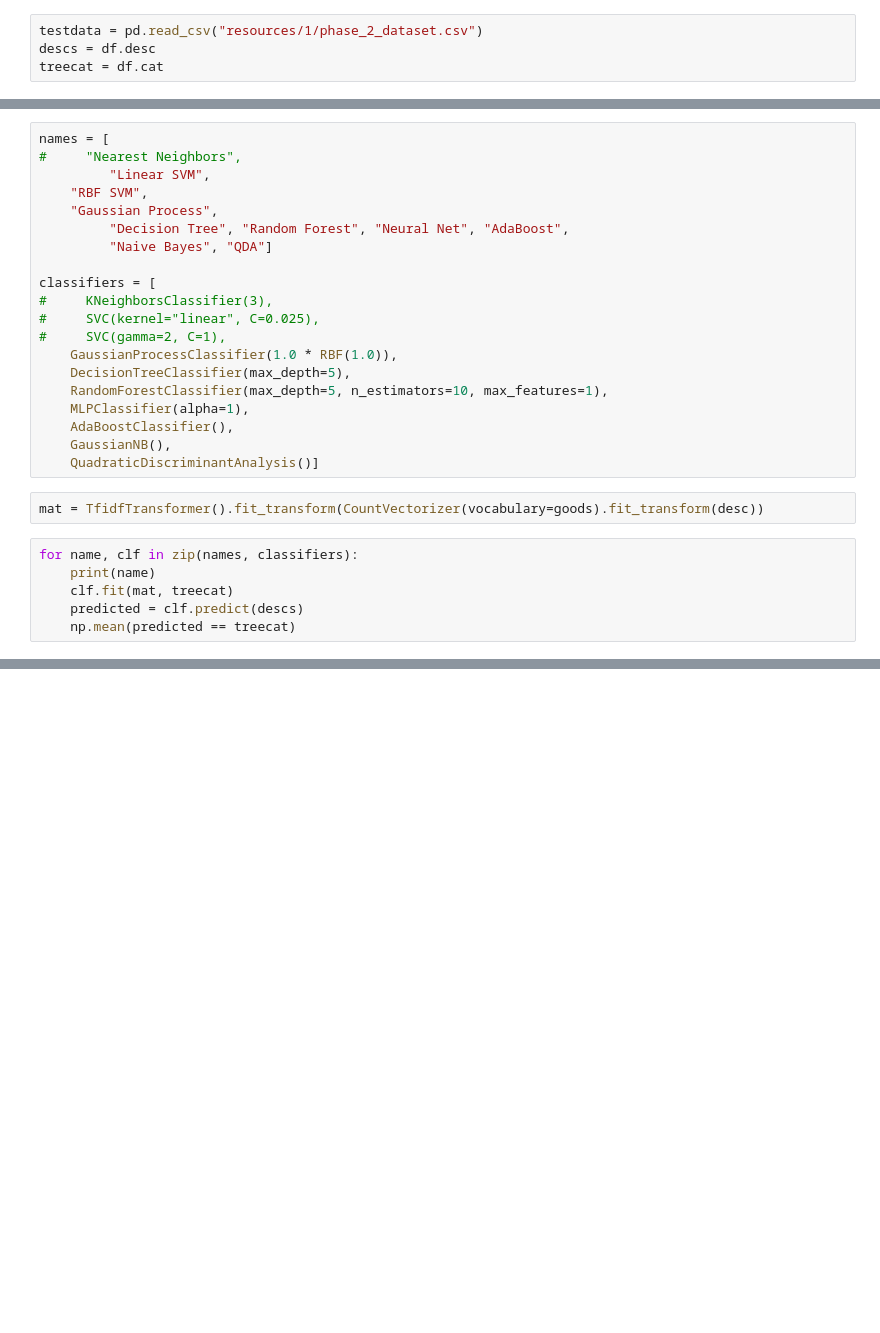
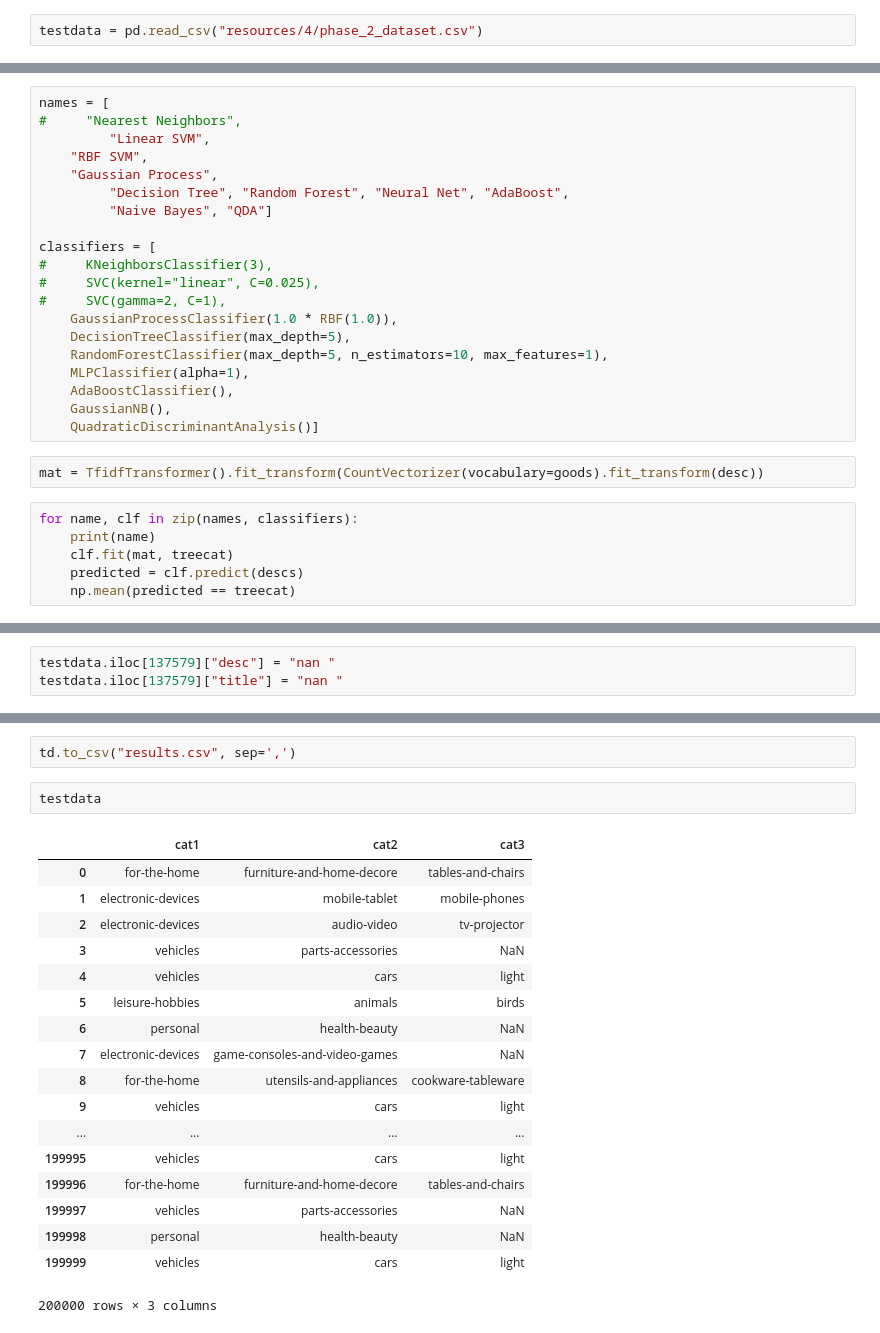
Before and after one commit to sun-group/alpha-sun, a Jupyter notebook: src/nimackasra3.ipynb, the cells around one changed output, grey strips where cells are left out. Drawn from its saved outputs; the diff is of its cells as text; blank space fills up the shorter version.

```diff
--- a/src/nimackasra3.ipynb
+++ b/src/nimackasra3.ipynb
@@ -220,7 +223,5 @@ import numpy as np
 # %%
-testdata = pd.read_csv("resources/1/phase_2_dataset.csv")
-descs = df.desc
-treecat = df.cat
+testdata = pd.read_csv("resources/4/phase_2_dataset.csv")
 # %%
 from sklearn.naive_bayes import MultinomialNB
 from sklearn.neural_network import MLPClassifier
@@ -281,0 +298,3 @@ Pipeline(memory=None,
+# %%
+testdata.iloc[137579]["desc"] = "nan "
+testdata.iloc[137579]["title"] = "nan "
@@ -286,0 +364,23 @@ np.mean(predicted == treecat)
+# %%
+td.to_csv("results.csv", sep=',')
+# %%
+testdata
+# %% [output]
+|  | cat1 | cat2 | cat3 |
+| 0 | for-the-home | furniture-and-home-decore | tables-and-chairs |
+| 1 | electronic-devices | mobile-tablet | mobile-phones |
+| 2 | electronic-devices | audio-video | tv-projector |
+| 3 | vehicles | parts-accessories | NaN |
+| 4 | vehicles | cars | light |
+| 5 | leisure-hobbies | animals | birds |
+| 6 | personal | health-beauty | NaN |
+| 7 | electronic-devices | game-consoles-and-video-games | NaN |
+| 8 | for-the-home | utensils-and-appliances | cookware-tableware |
+| 9 | vehicles | cars | light |
+| ... | ... | ... | ... |
+| 199995 | vehicles | cars | light |
+| 199996 | for-the-home | furniture-and-home-decore | tables-and-chairs |
+| 199997 | vehicles | parts-accessories | NaN |
+| 199998 | personal | health-beauty | NaN |
+| 199999 | vehicles | cars | light |
+200000 rows × 3 columns
```
Also changed, not shown: parts of 16 cells of this notebook, 2 other files.
